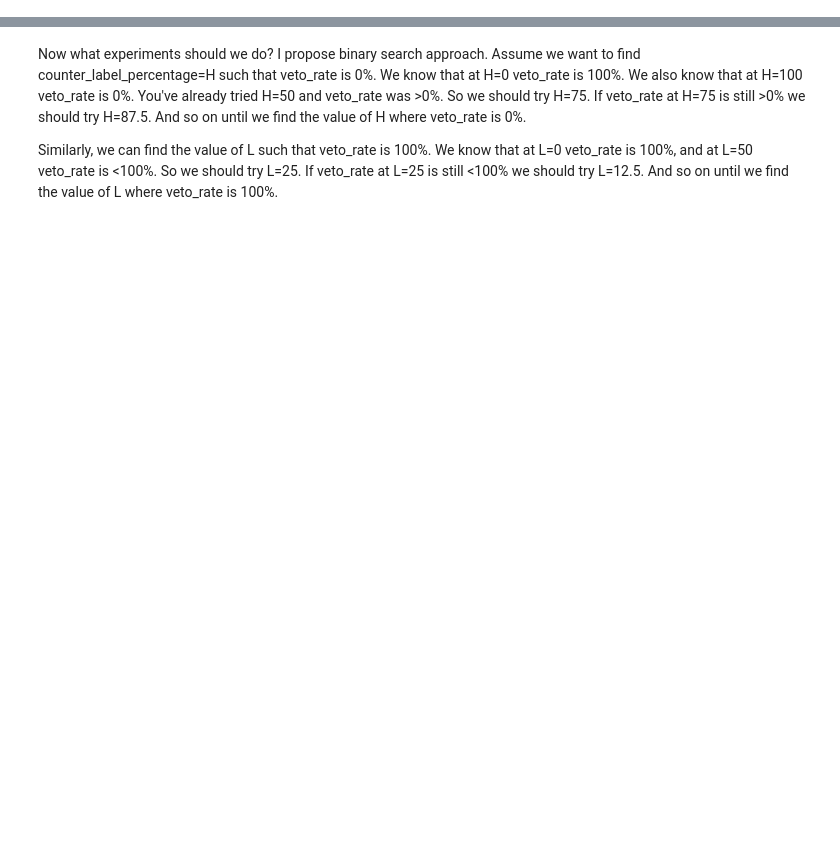
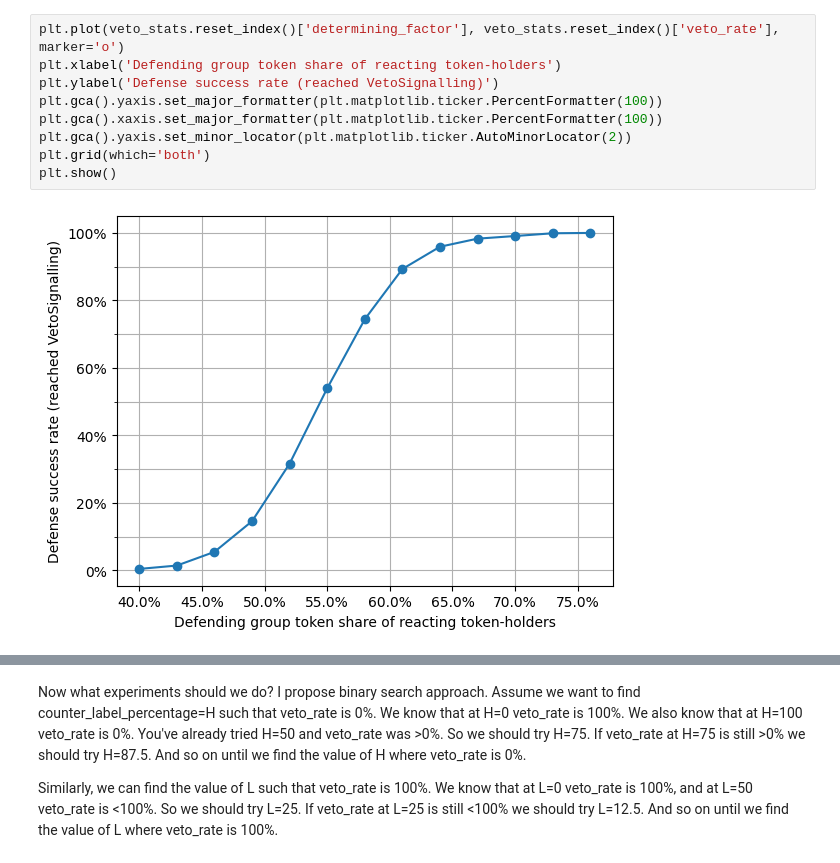
Before and after one commit to collectif-dao/dg-research, a Jupyter notebook: experiments/notebooks/clean_notebook_actors_labelling.ipynb, the cells around one changed output, grey strips where cells are left out. Cells and saved outputs as stored; diff of their text form; blank space fills up the shorter version.

```diff
--- a/experiments/notebooks/clean_notebook_actors_labelling.ipynb
+++ b/experiments/notebooks/clean_notebook_actors_labelling.ipynb
@@ -46,0 +65,11 @@ Veto statistics by seal parameters:
+# %%
+plt.plot(veto_stats.reset_index()['determining_factor'], veto_stats.reset_index()['veto_rate'], marker='o')
+plt.xlabel('Defending group token share of reacting token-holders')
+plt.ylabel('Defense success rate (reached VetoSignalling)')
+plt.gca().yaxis.set_major_formatter(plt.matplotlib.ticker.PercentFormatter(100))
+plt.gca().xaxis.set_major_formatter(plt.matplotlib.ticker.PercentFormatter(100))
+plt.gca().yaxis.set_minor_locator(plt.matplotlib.ticker.AutoMinorLocator(2))
+plt.grid(which='both')
+plt.show()
+# %% [output]
+[figure, added]
```
Also changed, not shown: parts of 12 cells of this notebook, 7 other files.
